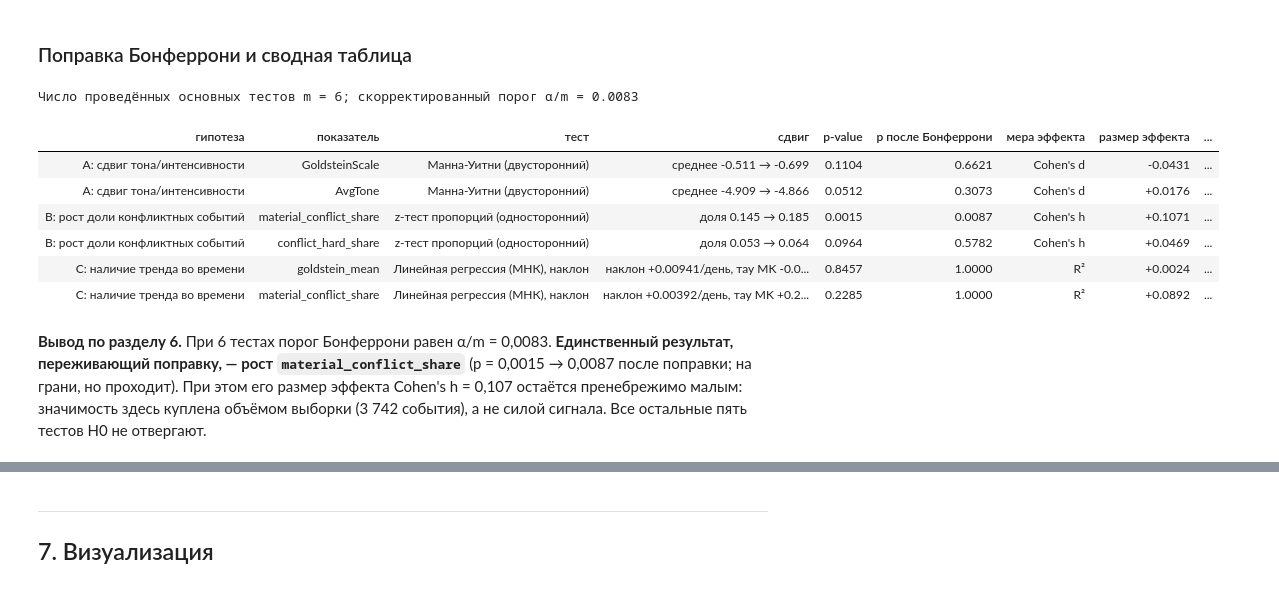
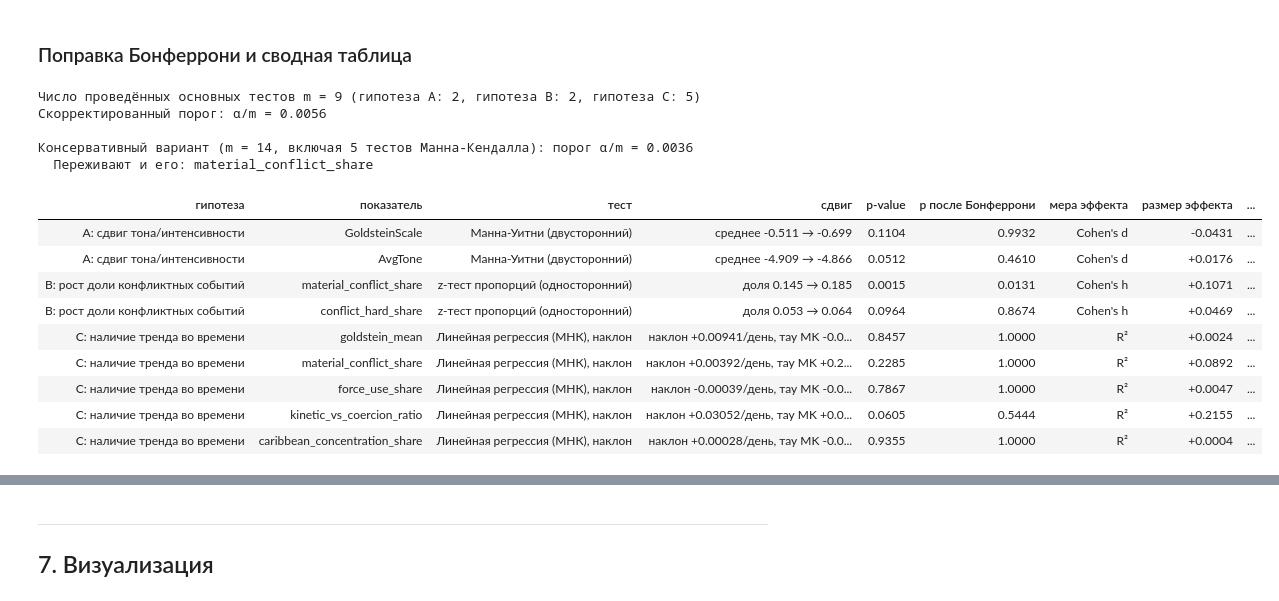
Before and after one commit to nokio7077-art/tg-bot, a Jupyter notebook: analysis/gdelt_usa_venezuela_analysis.ipynb, the cells around one changed output, grey strips where cells are left out. Saved outputs shown, nothing was run; the diff lists cells and outputs as text; code cells hidden in the pictures.

```diff
--- a/analysis/gdelt_usa_venezuela_analysis.ipynb
+++ b/analysis/gdelt_usa_venezuela_analysis.ipynb
@@ -667,0 +769,22 @@ display(daily[["d1_goldstein_mean", "d2_goldstein_mean", "d1_tone_mean", "d2_ton
+# %%
+# --- Добавляем три метрики в дневной агрегат ---
+narrow = df.groupby("date_added").agg(
+    force_use_share              = ("is_force_use",  "mean"),
+    caribbean_concentration_share= ("is_caribbean",  "mean"),
+)
+
+# Лексика — по уникальным статьям (дедупликация по SOURCEURL внутри дня)
+uniq_day = df.drop_duplicates(subset="SOURCEURL")
+lex = uniq_day.groupby("date_added").agg(
+    kinetic_words  = ("kinetic_hits",  "sum"),
+    coercion_words = ("coercion_hits", "sum"),
+)
+total_words = lex.kinetic_words + lex.coercion_words
+lex["kinetic_vs_coercion_ratio"] = np.where(total_words > 0, lex.kinetic_words / total_words, np.nan)
+
+daily = daily.join(narrow).join(lex)
+
+print("Дни без единого слова из обоих словарей (ratio = NaN):",
+      [str(d.date()) for d in daily.index[daily.kinetic_vs_coercion_ratio.isna()]])
+display(daily[["force_use_share", "caribbean_concentration_share",
+               "kinetic_words", "coercion_words", "kinetic_vs_coercion_ratio"]].round(3))
@@ -671,7 +829,8 @@ display(daily[["d1_goldstein_mean", "d2_goldstein_mean", "d1_tone_mean", "d2_ton
 # %%
 SPLIT = pd.Timestamp("2025-12-26")   # начало позднего периода (последние 7 дней окна)
 
-df["period"]   = np.where(df.date_added >= SPLIT, "late", "early")
+df["period"]    = np.where(df.date_added >= SPLIT, "late", "early")
+df["late_flag"] = (df.date_added >= SPLIT).astype(int)   # 1 = поздний период, для регрессий
 daily["period"] = np.where(daily.index >= SPLIT, "late", "early")
 
 summary = pd.DataFrame({
@@ -935,37 +1294,47 @@ R² = 0,002 — регрессия объясняет 0,2 % дисперсии.
 # %%
 res = pd.DataFrame(RESULTS)
 m_tests = len(res)
 ALPHA = 0.05
 res["p_bonferroni"] = np.minimum(res.p_value * m_tests, 1.0)
 res["значим (α=0.05)"]        = np.where(res.p_value      < ALPHA, "да", "нет")
 res["значим после поправки"]  = np.where(res.p_bonferroni < ALPHA, "да", "нет")
 res["вывод"] = np.where(res.p_bonferroni < ALPHA,
                         "H0 отвергается",
                         "H0 не отвергается")
 
-print(f"Число проведённых основных тестов m = {m_tests}; "
-      f"скорректированный порог α/m = {ALPHA/m_tests:.4f}\n")
+print(f"Число проведённых основных тестов m = {m_tests} "
+      f"(гипотеза A: 2, гипотеза B: 2, гипотеза C: 5)")
+print(f"Скорректированный порог: α/m = {ALPHA/m_tests:.4f}\n")
+
+# Более консервативный вариант: если считать и 5 тестов Манна-Кендалла
+m_wide = m_tests + 5
+res["p_bonferroni_wide"] = np.minimum(res.p_value * m_wide, 1.0)
+print(f"Консервативный вариант (m = {m_wide}, включая 5 тестов Манна-Кендалла): "
+      f"порог α/m = {ALPHA/m_wide:.4f}")
+surv = res.loc[res.p_bonferroni_wide < ALPHA, "metric"].tolist()
+print("  Переживают и его:", ", ".join(surv) if surv else "ни один тест\n")
 
 out = res[["hypothesis", "metric", "test", "detail", "p_value", "p_bonferroni",
            "effect_name", "effect", "effect_size", "значим (α=0.05)",
            "значим после поправки", "вывод"]].rename(columns={
     "hypothesis": "гипотеза", "metric": "показатель", "test": "тест", "detail": "сдвиг",
     "p_value": "p-value", "p_bonferroni": "p после Бонферрони",
     "effect_name": "мера эффекта", "effect": "размер эффекта", "effect_size": "интерпретация"})
 display(out.style.format({"p-value": "{:.4f}", "p после Бонферрони": "{:.4f}",
                           "размер эффекта": "{:+.4f}"}).hide(axis="index"))
 # %% [output]
-Число проведённых основных тестов m = 6; скорректированный порог α/m = 0.0083
+Число проведённых основных тестов m = 9 (гипотеза A: 2, гипотеза B: 2, гипотеза C: 5)
+Скорректированный порог: α/m = 0.0056
+
+Консервативный вариант (m = 14, включая 5 тестов Манна-Кендалла): порог α/m = 0.0036
+  Переживают и его: material_conflict_share
 | гипотеза | показатель | тест | сдвиг | p-value | p после Бонферрони | мера эффекта | размер эффекта | ... |
-| A: сдвиг тона/интенсивности | GoldsteinScale | Манна-Уитни (двусторонний) | среднее -0.511 → -0.699 | 0.1104 | 0.6621 | Cohen's d | -0.0431 | ... |
-| A: сдвиг тона/интенсивности | AvgTone | Манна-Уитни (двусторонний) | среднее -4.909 → -4.866 | 0.0512 | 0.3073 | Cohen's d | +0.0176 | ... |
-| B: рост доли конфликтных событий | material_conflict_share | z-тест пропорций (односторонний) | доля 0.145 → 0.185 | 0.0015 | 0.0087 | Cohen's h | +0.1071 | ... |
-| B: рост доли конфликтных событий | conflict_hard_share | z-тест пропорций (односторонний) | доля 0.053 → 0.064 | 0.0964 | 0.5782 | Cohen's h | +0.0469 | ... |
+| A: сдвиг тона/интенсивности | GoldsteinScale | Манна-Уитни (двусторонний) | среднее -0.511 → -0.699 | 0.1104 | 0.9932 | Cohen's d | -0.0431 | ... |
+| A: сдвиг тона/интенсивности | AvgTone | Манна-Уитни (двусторонний) | среднее -4.909 → -4.866 | 0.0512 | 0.4610 | Cohen's d | +0.0176 | ... |
+| B: рост доли конфликтных событий | material_conflict_share | z-тест пропорций (односторонний) | доля 0.145 → 0.185 | 0.0015 | 0.0131 | Cohen's h | +0.1071 | ... |
+| B: рост доли конфликтных событий | conflict_hard_share | z-тест пропорций (односторонний) | доля 0.053 → 0.064 | 0.0964 | 0.8674 | Cohen's h | +0.0469 | ... |
 | C: наличие тренда во времени | goldstein_mean | Линейная регрессия (МНК), наклон | наклон +0.00941/день, тау MK -0.0... | 0.8457 | 1.0000 | R² | +0.0024 | ... |
 | C: наличие тренда во времени | material_conflict_share | Линейная регрессия (МНК), наклон | наклон +0.00392/день, тау MK +0.2... | 0.2285 | 1.0000 | R² | +0.0892 | ... |
+| C: наличие тренда во времени | force_use_share | Линейная регрессия (МНК), наклон | наклон -0.00039/день, тау MK -0.0... | 0.7867 | 1.0000 | R² | +0.0047 | ... |
+| C: наличие тренда во времени | kinetic_vs_coercion_ratio | Линейная регрессия (МНК), наклон | наклон +0.03052/день, тау MK +0.0... | 0.0605 | 0.5444 | R² | +0.2155 | ... |
+| C: наличие тренда во времени | caribbean_concentration_share | Линейная регрессия (МНК), наклон | наклон +0.00028/день, тау MK -0.0... | 0.9355 | 1.0000 | R² | +0.0004 | ... |
-# %% [markdown]
-**Вывод по разделу 6.** При 6 тестах порог Бонферрони равен α/m = 0,0083.
-**Единственный результат, переживающий поправку, — рост `material_conflict_share`**
-(p = 0,0015 → 0,0087 после поправки; на грани, но проходит). При этом его размер эффекта
-Cohen's h = 0,107 остаётся пренебрежимо малым: значимость здесь куплена объёмом выборки
-(3 742 события), а не силой сигнала. Все остальные пять тестов H0 не отвергают.
```
Also changed, not shown: parts of 29 cells of this notebook, 1 other file.
